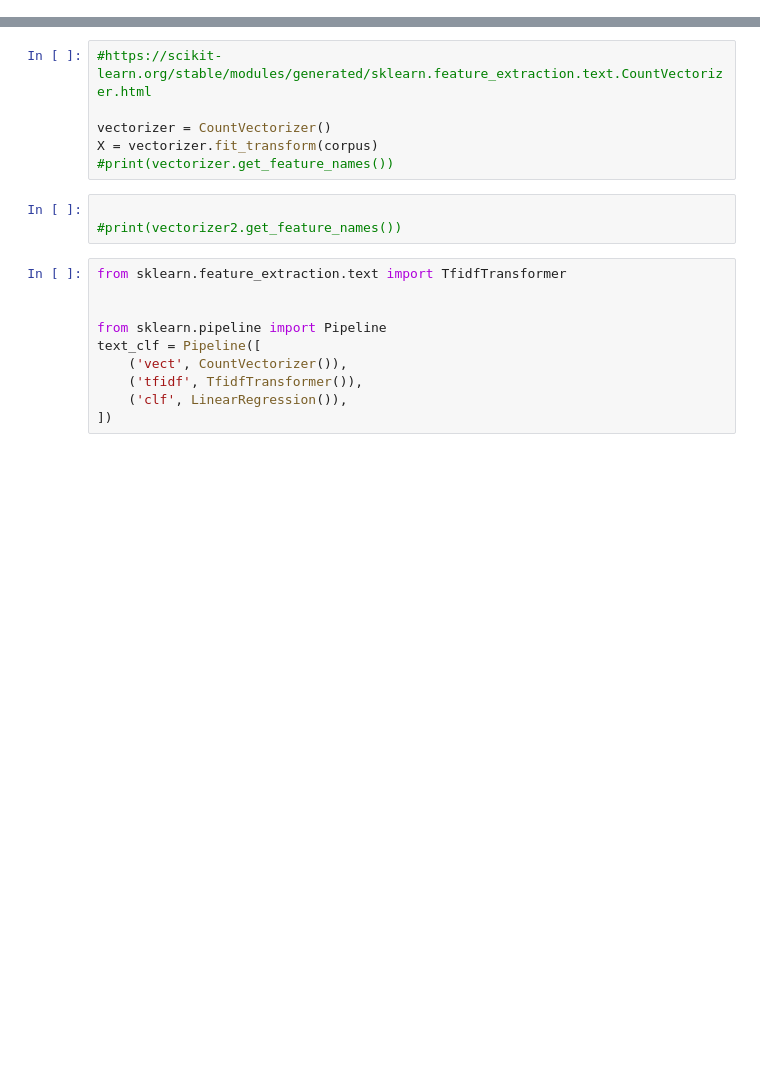
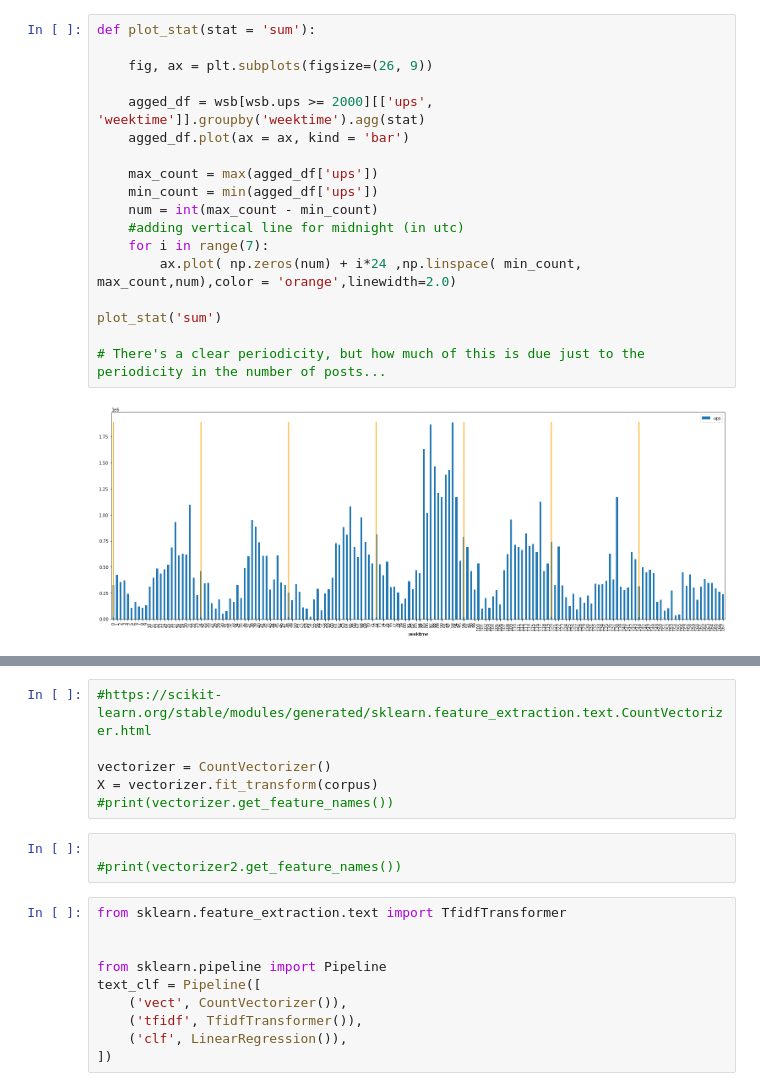
Before and after one commit to ElleNajt/ErdosInstitute-SIG_Project, a Jupyter notebook: Sandbox/ExploratoryDataAnalysis.ipynb, the cells around one changed output, grey strips where cells are left out. Drawn from its saved outputs; the diff is of its cells as text; blank space fills up the shorter version.

```diff
--- a/Sandbox/ExploratoryDataAnalysis.ipynb
+++ b/Sandbox/ExploratoryDataAnalysis.ipynb
@@ -27,0 +81,20 @@ wsb
+# %%
+def plot_stat(stat = 'sum'):
+
+    fig, ax = plt.subplots(figsize=(26, 9))
+
+    agged_df = wsb[wsb.ups >= 2000][['ups', 'weektime']].groupby('weektime').agg(stat)
+    agged_df.plot(ax = ax, kind = 'bar')
+
+    max_count = max(agged_df['ups'])
+    min_count = min(agged_df['ups'])
+    num = int(max_count - min_count)
+    #adding vertical line for midnight (in utc)
+    for i in range(7):
+        ax.plot( np.zeros(num) + i*24 ,np.linspace( min_count, max_count,num),color = 'orange',linewidth=2.0)
+
+plot_stat('sum')
+
+# There's a clear periodicity, but how much of this is due just to the periodicity in the number of posts...
+# %% [output]
+[figure, added]
```
Also changed, not shown: parts of 24 cells of this notebook, 2 other files.
